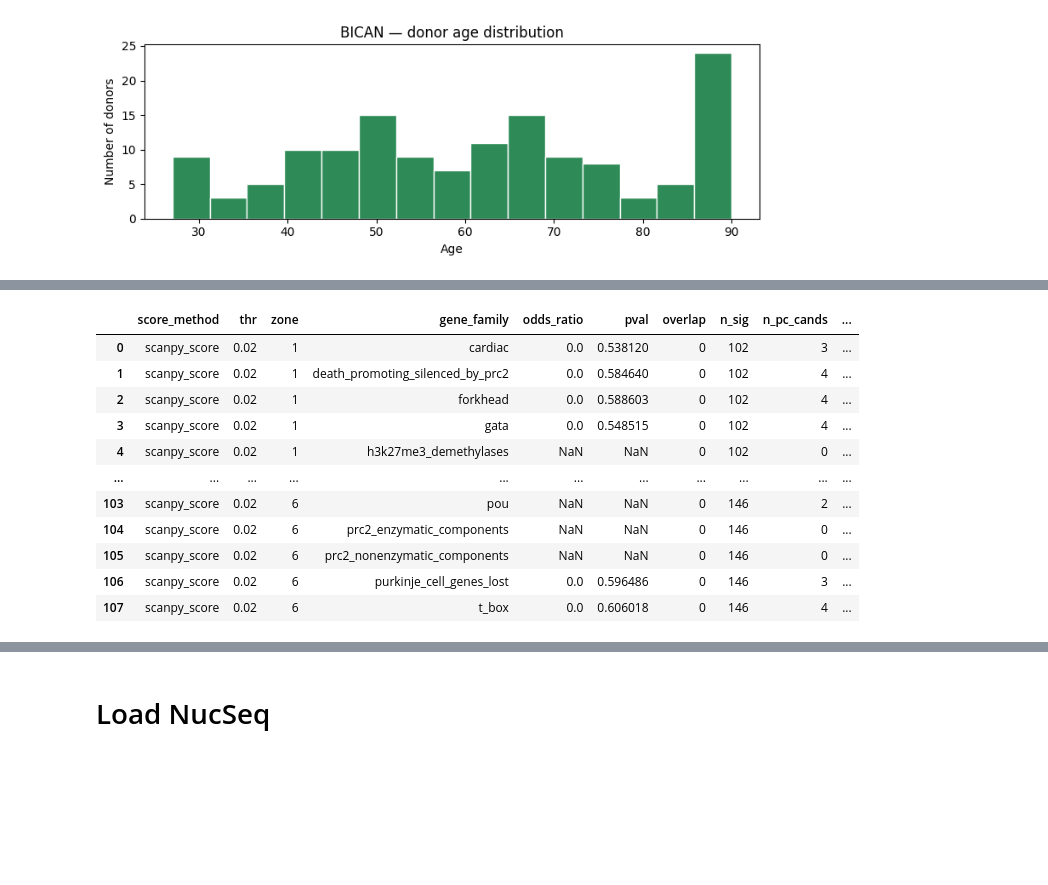
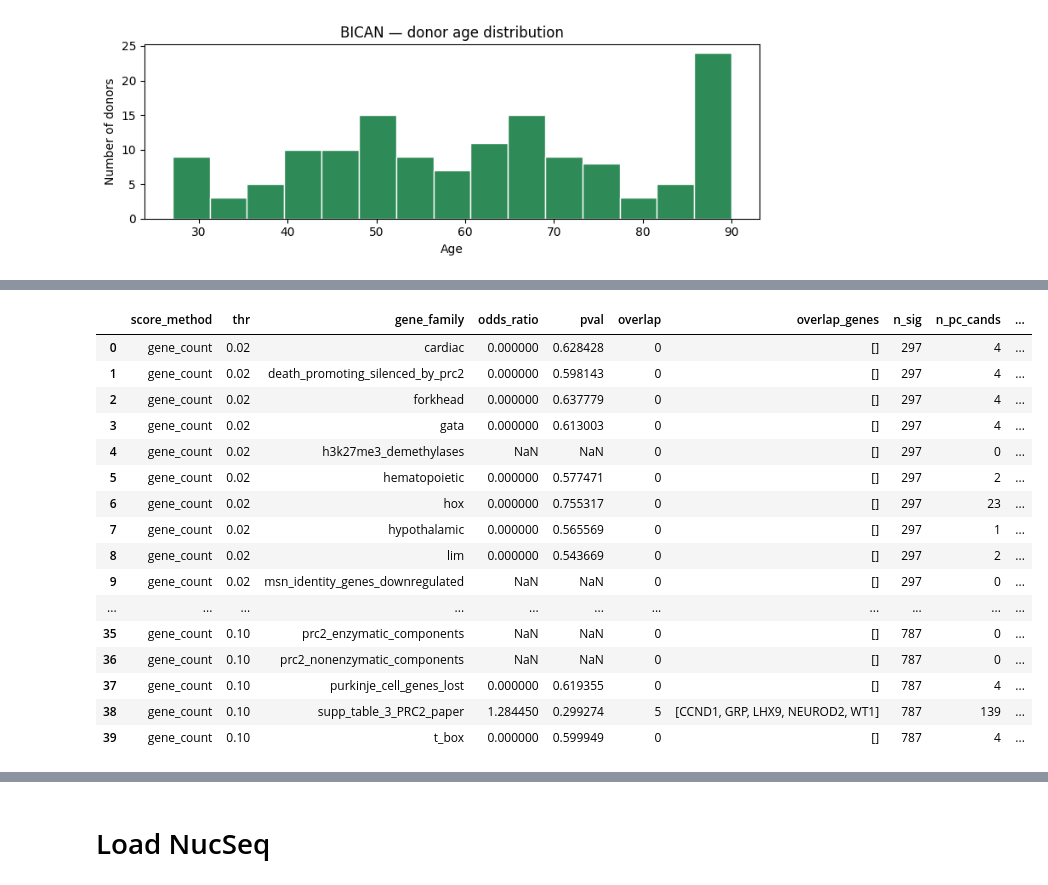
Before and after one commit to 8gabri8/XDP, a Jupyter notebook: script/NucSeq/de-repression/derepression_XDP.ipynb, the cells around one changed output, grey strips where cells are left out. Cells and saved outputs as stored; diff of their text form; code cells hidden in the pictures; blank space fills up the shorter version.

```diff
--- a/script/NucSeq/de-repression/derepression_XDP.ipynb
+++ b/script/NucSeq/de-repression/derepression_XDP.ipynb
@@ -222,0 +280,11 @@ Name: count, Length: 114, dtype: int64 cells, 38100 genes, 114 donors
+# %%
+def rebuild(df):
+    return {(sm,thr,z): g.drop(columns=["score_method","thr","zone"]).reset_index(drop=True)
+            for (sm,thr,z), g in df.groupby(["score_method","thr","zone"])}
+
+all_summaries  = rebuild(pd.read_csv(f"{OUT_DIR}/summaries.csv"))
+all_results    = rebuild(pd.read_csv(f"{OUT_DIR}/results.csv"))
+all_gene_lists = {eval(k): v for k,v in json.load(open(f"{OUT_DIR}/gene_lists.json")).items()}
+all_models = pickle.load(open(f"{OUT_DIR}/models.pkl", "rb"))
+
+combined = pd.read_csv(f"{OUT_DIR}/summaries.csv")  # keeps zone, score_method, thr
@@ -223,6 +380,8 @@ Name: count, Length: 114, dtype: int64 cells, 38100 genes, 114 donors
 # %%
 import math
 import itertools
+
+SCORE_COL = "score_S_scaled"
 
 def add_decade(df):
     df = df.copy()
@@ -258,7 +417,7 @@ for row_idx, zone in enumerate(ZONES):
         sns.boxplot(
             data      = df_zone,
             x         = "age_decade",
-            y         = "score_S",
+            y         = SCORE_COL,
             hue       = CONDITION,
             order     = decade_order,
             palette   = {"healthy": "seagreen", "diseased": "lightcoral"},
@@ -268,7 +427,7 @@ for row_idx, zone in enumerate(ZONES):
 
         # Column header (combo) only on first row
         if row_idx == 0:
-            ax.set_title(f"{score_method}\nthr={thr}", fontsize=10, fontweight="bold")
+            ax.set_title(f"{score_method}\nthr={thr}", fontsize=40, fontweight="bold")
 
         # Row label (zone) only on first column
         if col_idx == 0:
@@ -445,53 +551,53 @@ other                                     29/29  found: ['ZIC2', 'EN1', 'ONECUT1
 # %%
 list_results = []
 
 for score_method in DEREPRESSION_SCORE_METHOD:
     for thr in THR_DR:
-        for zone in ZONES:
-            for gene_family in prc2_genes:
+        # results_df comes from find_depressed_genes on ALL striatum — same for every zone
+        key = (score_method, thr, ZONES[0])
+        if key not in all_results:
+            continue
 
-                key            = (score_method, thr, zone)
-                polycomb_genes = prc2_genes[gene_family]
-                results_df     = all_results[key].copy()
-
-                result = derepression_functions.polycomb_enrichment_cmh(
-                    results_df,
-                    polycomb_genes,
-                    fdr_alpha = 0.05,
-                    n_bins    = 20,
-                )
-
-                # add metadata so every row is self-contained
-                result["score_method"] = score_method
-                result["thr"]          = thr
-                result["zone"]         = zone
-                result["gene_family"]  = gene_family
-
-                list_results.append(result)
+        for gene_family in prc2_genes:
+            result = derepression_functions.polycomb_enrichment_cmh(
+                all_results[key].copy(),
+                prc2_genes[gene_family],
+                fdr_alpha=0.05, n_bins=20,
+            )
+            result["score_method"] = score_method
+            result["thr"]          = thr
+            result["gene_family"]  = gene_family
+            list_results.append(result)
 
 # ── Build tidy DataFrame ───────────────────────────────────────────────────
-INDEX_COLS  = ["score_method", "thr", "zone", "gene_family"]
-RESULT_COLS = ["odds_ratio", "pval", "overlap", "n_sig",
-               "n_pc_cands", "n_candidates", "n_strata"]
+INDEX_COLS  = ["score_method", "thr", "gene_family"]
+RESULT_COLS = ["odds_ratio", "pval", "overlap", "overlap_genes",
+               "n_sig", "n_pc_cands", "n_candidates", "n_strata"]
+
 
 df_polycomb_enrichment = (
     pd.DataFrame(list_results)
-      [INDEX_COLS + RESULT_COLS]          # fix column order
-      .sort_values(INDEX_COLS)            # sort rows logically
+      [INDEX_COLS + RESULT_COLS]
+      .sort_values(INDEX_COLS)
       .reset_index(drop=True)
 )
 
 df_polycomb_enrichment
 # %% [output]
-|  | score_method | thr | zone | gene_family | odds_ratio | pval | overlap | n_sig | n_pc_cands | ... |
-| 0 | scanpy_score | 0.02 | 1 | cardiac | 0.0 | 0.538120 | 0 | 102 | 3 | ... |
-| 1 | scanpy_score | 0.02 | 1 | death_promoting_silenced_by_prc2 | 0.0 | 0.584640 | 0 | 102 | 4 | ... |
-| 2 | scanpy_score | 0.02 | 1 | forkhead | 0.0 | 0.588603 | 0 | 102 | 4 | ... |
-| 3 | scanpy_score | 0.02 | 1 | gata | 0.0 | 0.548515 | 0 | 102 | 4 | ... |
-| 4 | scanpy_score | 0.02 | 1 | h3k27me3_demethylases | NaN | NaN | 0 | 102 | 0 | ... |
+|  | score_method | thr | gene_family | odds_ratio | pval | overlap | overlap_genes | n_sig | n_pc_cands | ... |
+| 0 | gene_count | 0.02 | cardiac | 0.000000 | 0.628428 | 0 | [] | 297 | 4 | ... |
+| 1 | gene_count | 0.02 | death_promoting_silenced_by_prc2 | 0.000000 | 0.598143 | 0 | [] | 297 | 4 | ... |
+| 2 | gene_count | 0.02 | forkhead | 0.000000 | 0.637779 | 0 | [] | 297 | 4 | ... |
+| 3 | gene_count | 0.02 | gata | 0.000000 | 0.613003 | 0 | [] | 297 | 4 | ... |
+| 4 | gene_count | 0.02 | h3k27me3_demethylases | NaN | NaN | 0 | [] | 297 | 0 | ... |
+| 5 | gene_count | 0.02 | hematopoietic | 0.000000 | 0.577471 | 0 | [] | 297 | 2 | ... |
+| 6 | gene_count | 0.02 | hox | 0.000000 | 0.755317 | 0 | [] | 297 | 23 | ... |
+| 7 | gene_count | 0.02 | hypothalamic | 0.000000 | 0.565569 | 0 | [] | 297 | 1 | ... |
+| 8 | gene_count | 0.02 | lim | 0.000000 | 0.543669 | 0 | [] | 297 | 2 | ... |
+| 9 | gene_count | 0.02 | msn_identity_genes_downregulated | NaN | NaN | 0 | [] | 297 | 0 | ... |
 | ... | ... | ... | ... | ... | ... | ... | ... | ... | ... | ... |
-| 103 | scanpy_score | 0.02 | 6 | pou | NaN | NaN | 0 | 146 | 2 | ... |
-| 104 | scanpy_score | 0.02 | 6 | prc2_enzymatic_components | NaN | NaN | 0 | 146 | 0 | ... |
-| 105 | scanpy_score | 0.02 | 6 | prc2_nonenzymatic_components | NaN | NaN | 0 | 146 | 0 | ... |
-| 106 | scanpy_score | 0.02 | 6 | purkinje_cell_genes_lost | 0.0 | 0.596486 | 0 | 146 | 3 | ... |
-| 107 | scanpy_score | 0.02 | 6 | t_box | 0.0 | 0.606018 | 0 | 146 | 4 | ... |
+| 35 | gene_count | 0.10 | prc2_enzymatic_components | NaN | NaN | 0 | [] | 787 | 0 | ... |
+| 36 | gene_count | 0.10 | prc2_nonenzymatic_components | NaN | NaN | 0 | [] | 787 | 0 | ... |
+| 37 | gene_count | 0.10 | purkinje_cell_genes_lost | 0.000000 | 0.619355 | 0 | [] | 787 | 4 | ... |
+| 38 | gene_count | 0.10 | supp_table_3_PRC2_paper | 1.284450 | 0.299274 | 5 | [CCND1, GRP, LHX9, NEUROD2, WT1] | 787 | 139 | ... |
+| 39 | gene_count | 0.10 | t_box | 0.000000 | 0.599949 | 0 | [] | 787 | 4 | ... |
```
Also changed, not shown: parts of 38 cells of this notebook, 8 other files.
